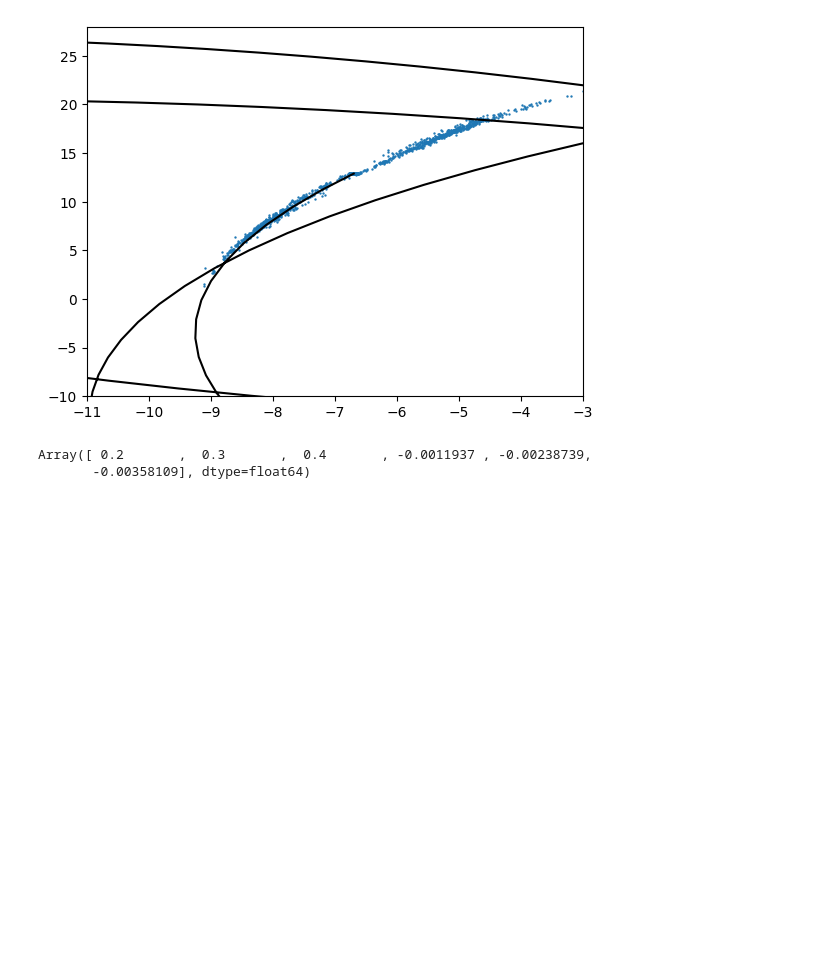
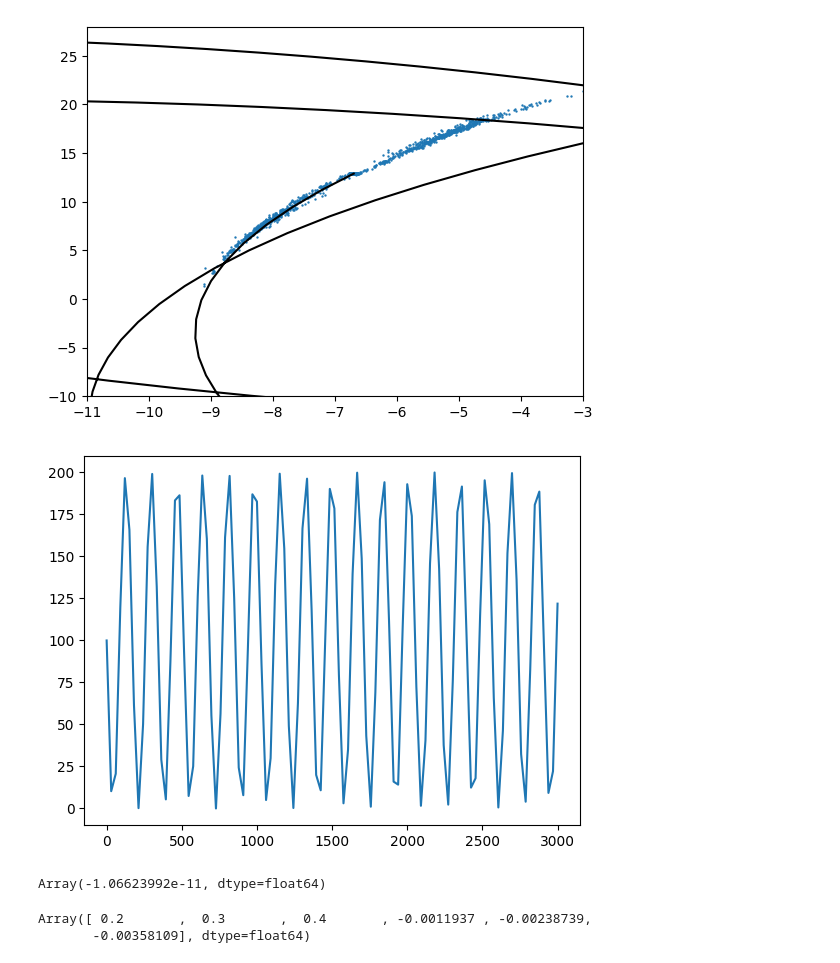
Before and after one commit to jnibauer/streamsculptor, a Jupyter notebook: examples/tests.ipynb, the cells around one changed output. Drawn from its saved outputs; the diff is of its cells as text; code cells hidden in the pictures; blank space fills up the shorter version.

```diff
--- a/examples/tests.ipynb
+++ b/examples/tests.ipynb
@@ -74,6 +87,23 @@ pot_NFW = potential.NFWPotential(m=1e12,r_s=20.0,units=usys)
 ts = jnp.linspace(0,3000,1000)#1500)
 w0=jnp.array([20.,0.,20.,.0,.2,.0])
 sol = pot_NFW.integrate_orbit(w0=w0, ts=ts,dense=True )
+# %%
+import interpax
+t_coord= jnp.linspace(0,3000,100)
+mass_coord = jnp.sin(t_coord)*100 + 100
+mass_spl = interpax.CubicSpline(t_coord,mass_coord)
+plt.plot(t_coord, mass_spl(t_coord))
+
+r_s_coord = jnp.sin(t_coord)*0.1 + 0.5
+r_s_spl = interpax.CubicSpline(t_coord,r_s_coord)
+prog_pot =  potential.PlummerPotential
+pot_test = potential.TimeDepProgenitorPotential(mass_spl=mass_spl, r_s_spl=r_s_spl, interp_func=sol, prog_pot=prog_pot, units=usys)
+# %% [output]
+[figure, added]
+# %%
+pot_test.potential(jnp.array([1.,2.,3]),10.0)
+# %% [output]
+Array(-1.06623992e-11, dtype=float64)
 # %%
 hamiltonian_field = fields.hamiltonian_field(pot_NFW)
 hamiltonian_field.term(0.0,jnp.array([1.,2.,3.,.2,.3,.4]), None)
```
Also changed, not shown: parts of 2 cells of this notebook, 2 other files.
